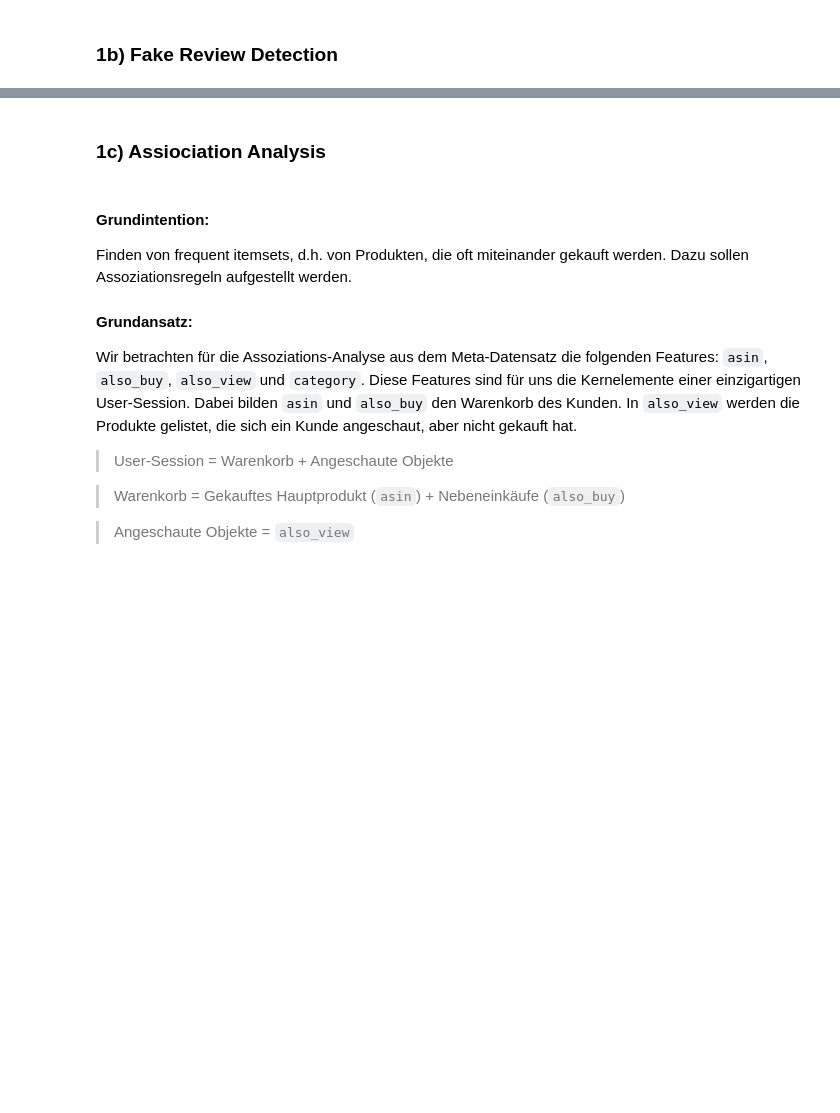
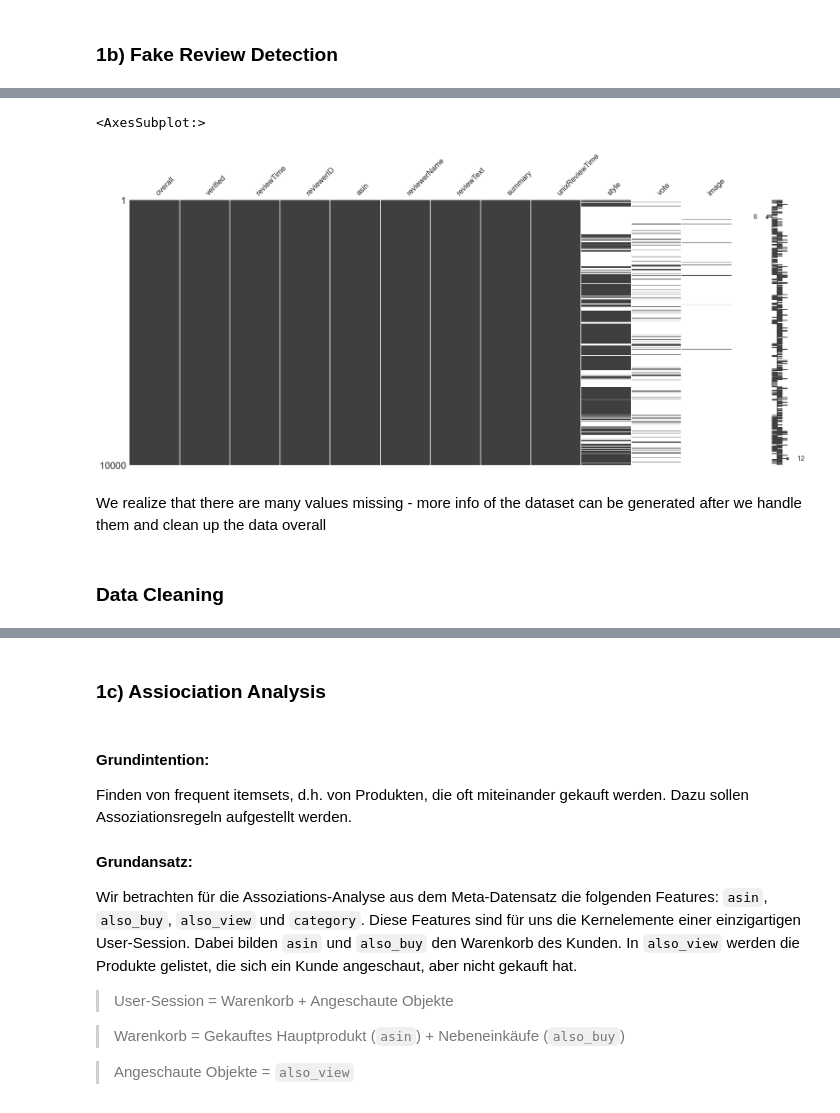
Before and after one commit to juliankulinsky/deep_learning, a Jupyter notebook: notebooks/deep_leaning_project.ipynb, the cells around one changed output, grey strips where cells are left out. Cells and saved outputs as stored; diff of their text form; code cells hidden in the pictures; blank space fills up the shorter version.

```diff
--- a/notebooks/deep_leaning_project.ipynb
+++ b/notebooks/deep_leaning_project.ipynb
@@ -79,0 +323,10 @@ meta_df.head()
+# %%
+# Visualisation
+msno.matrix(fake_review_base)
+# %% [output]
+<AxesSubplot:>
+[figure, added]
+# %% [markdown]
+We realize that there are many values missing - more info of the dataset can be generated after we handle them and clean up the data overall
+# %% [markdown]
+### Data Cleaning
```
Also changed, not shown: parts of 81 cells of this notebook.
